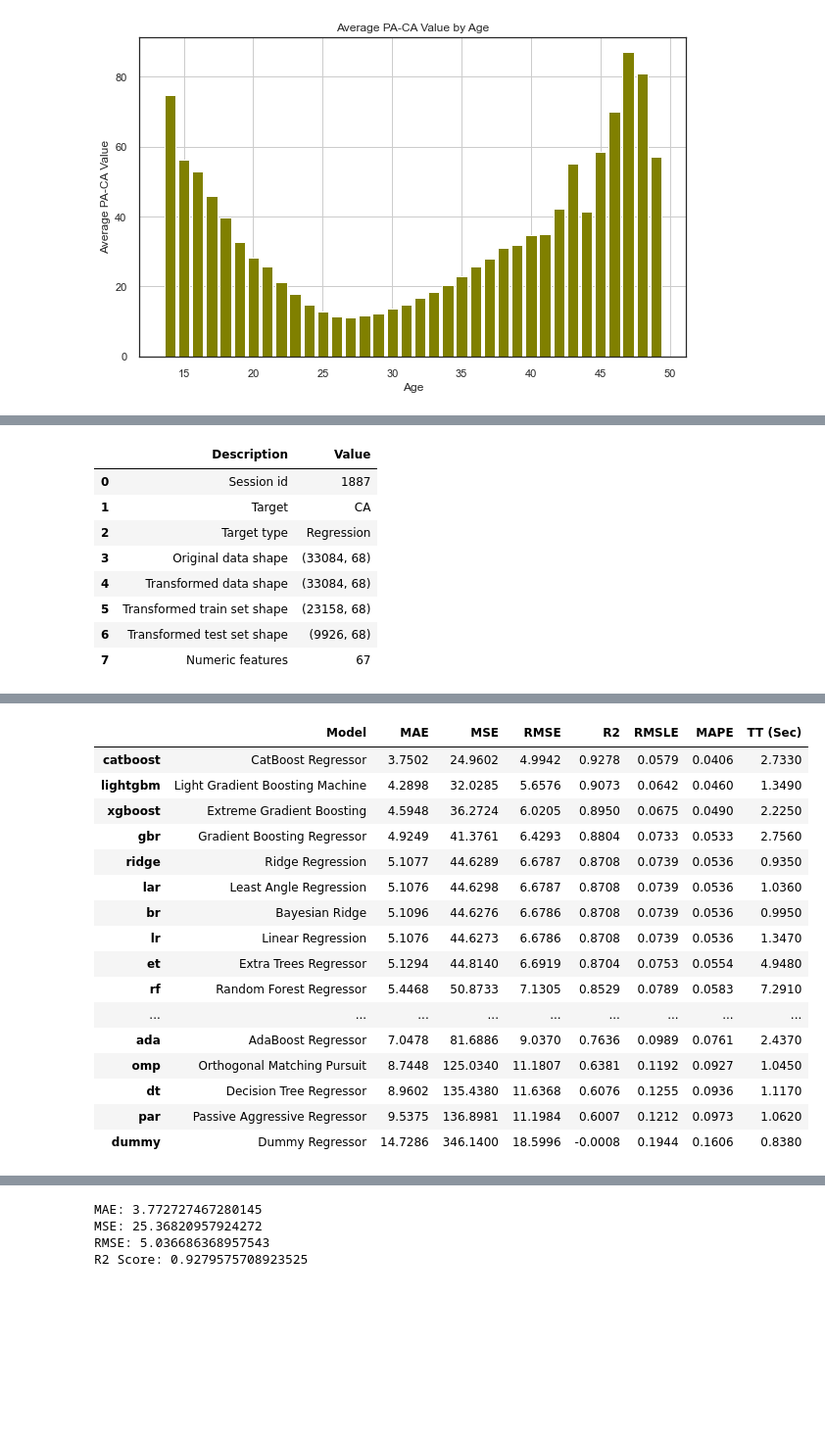
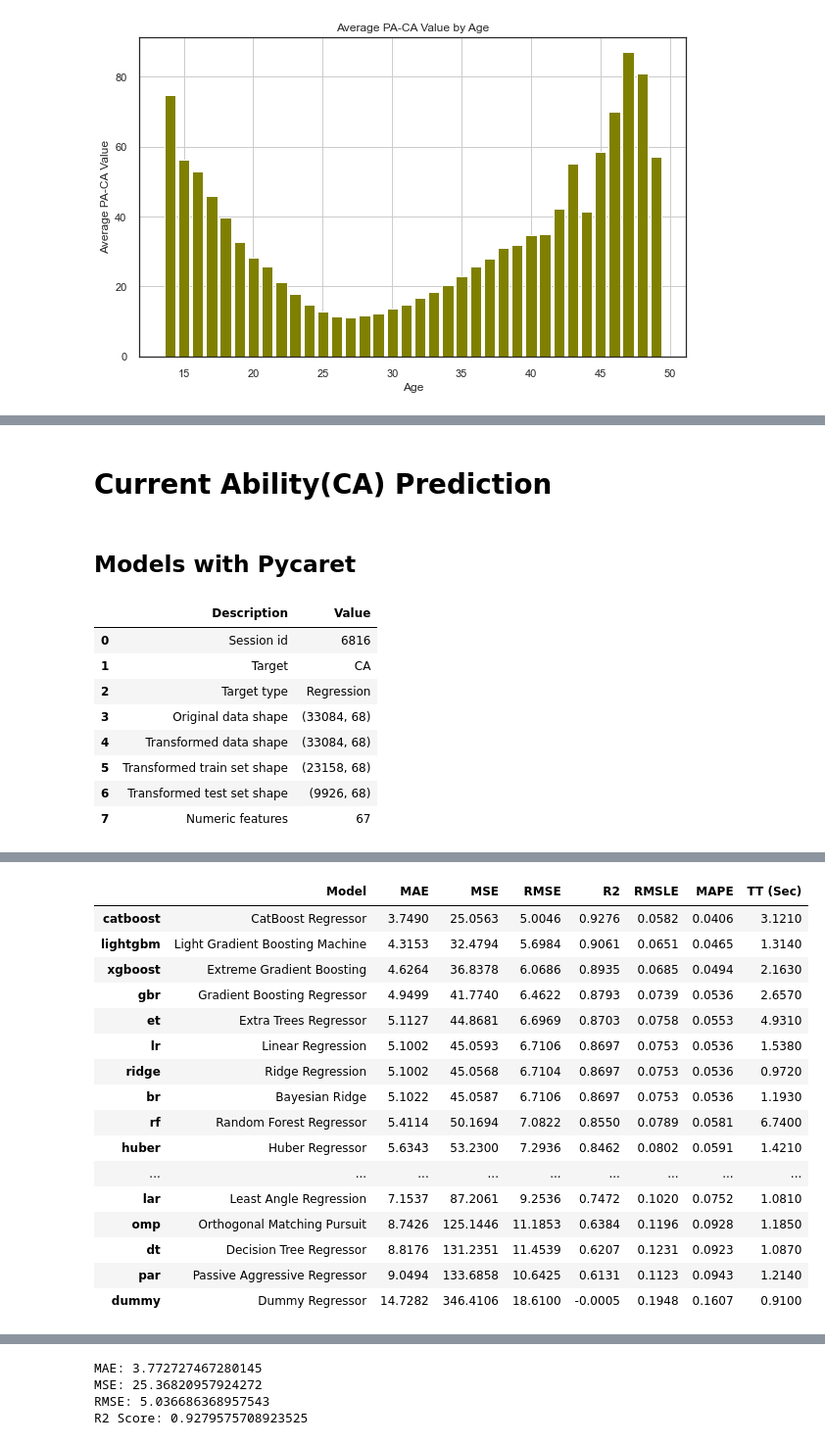
Before and after one commit to marbc3/Football-Players-Potential-Estimation, a Jupyter notebook: FM.ipynb, the cells around one changed output, grey strips where cells are left out. Shown at 98% size. Drawn from its saved outputs; the diff is of its cells as text; code cells hidden in the pictures; blank space fills up the shorter version.

```diff
--- a/FM.ipynb
+++ b/FM.ipynb
@@ -194,8 +180,12 @@ df
+# %% [markdown]
+# Current Ability(CA)  Prediction
+# %% [markdown]
+## Models with Pycaret
 # %%
-reg = setup(data=df.drop(columns=["Name","Position",  "PA", "PA_CA"]), target='CA', preprocess=False)
+reg_ca = setup(data=df.drop(columns=["Name","Position",  "PA", "PA_CA"]), target='CA', preprocess=False)
 # %% [output]
 |  | Description | Value |
-| 0 | Session id | 1887 |
+| 0 | Session id | 6816 |
 | 1 | Target | CA |
 | 2 | Target type | Regression |
 | 3 | Original data shape | (33084, 68) |
@@ -204,23 +194,23 @@ reg = setup(data=df.drop(columns=["Name","Position",  "PA", "PA_CA"]), target='C
 | 6 | Transformed test set shape | (9926, 68) |
 | 7 | Numeric features | 67 |
 # %%
-best_model = compare_models()
+best_model_ca = compare_models()
 # %% [output]
 [interactive output not drawn]
 |  | Model | MAE | MSE | RMSE | R2 | RMSLE | MAPE | TT (Sec) |
-| catboost | CatBoost Regressor | 3.7502 | 24.9602 | 4.9942 | 0.9278 | 0.0579 | 0.0406 | 2.7330 |
-| lightgbm | Light Gradient Boosting Machine | 4.2898 | 32.0285 | 5.6576 | 0.9073 | 0.0642 | 0.0460 | 1.3490 |
-| xgboost | Extreme Gradient Boosting | 4.5948 | 36.2724 | 6.0205 | 0.8950 | 0.0675 | 0.0490 | 2.2250 |
-| gbr | Gradient Boosting Regressor | 4.9249 | 41.3761 | 6.4293 | 0.8804 | 0.0733 | 0.0533 | 2.7560 |
-| ridge | Ridge Regression | 5.1077 | 44.6289 | 6.6787 | 0.8708 | 0.0739 | 0.0536 | 0.9350 |
-| lar | Least Angle Regression | 5.1076 | 44.6298 | 6.6787 | 0.8708 | 0.0739 | 0.0536 | 1.0360 |
-| br | Bayesian Ridge | 5.1096 | 44.6276 | 6.6786 | 0.8708 | 0.0739 | 0.0536 | 0.9950 |
-| lr | Linear Regression | 5.1076 | 44.6273 | 6.6786 | 0.8708 | 0.0739 | 0.0536 | 1.3470 |
-| et | Extra Trees Regressor | 5.1294 | 44.8140 | 6.6919 | 0.8704 | 0.0753 | 0.0554 | 4.9480 |
-| rf | Random Forest Regressor | 5.4468 | 50.8733 | 7.1305 | 0.8529 | 0.0789 | 0.0583 | 7.2910 |
+| catboost | CatBoost Regressor | 3.7490 | 25.0563 | 5.0046 | 0.9276 | 0.0582 | 0.0406 | 3.1210 |
+| lightgbm | Light Gradient Boosting Machine | 4.3153 | 32.4794 | 5.6984 | 0.9061 | 0.0651 | 0.0465 | 1.3140 |
+| xgboost | Extreme Gradient Boosting | 4.6264 | 36.8378 | 6.0686 | 0.8935 | 0.0685 | 0.0494 | 2.1630 |
+| gbr | Gradient Boosting Regressor | 4.9499 | 41.7740 | 6.4622 | 0.8793 | 0.0739 | 0.0536 | 2.6570 |
+| et | Extra Trees Regressor | 5.1127 | 44.8681 | 6.6969 | 0.8703 | 0.0758 | 0.0553 | 4.9310 |
+| lr | Linear Regression | 5.1002 | 45.0593 | 6.7106 | 0.8697 | 0.0753 | 0.0536 | 1.5380 |
+| ridge | Ridge Regression | 5.1002 | 45.0568 | 6.7104 | 0.8697 | 0.0753 | 0.0536 | 0.9720 |
+| br | Bayesian Ridge | 5.1022 | 45.0587 | 6.7106 | 0.8697 | 0.0753 | 0.0536 | 1.1930 |
+| rf | Random Forest Regressor | 5.4114 | 50.1694 | 7.0822 | 0.8550 | 0.0789 | 0.0581 | 6.7400 |
+| huber | Huber Regressor | 5.6343 | 53.2300 | 7.2936 | 0.8462 | 0.0802 | 0.0591 | 1.4210 |
 | ... | ... | ... | ... | ... | ... | ... | ... | ... |
-| ada | AdaBoost Regressor | 7.0478 | 81.6886 | 9.0370 | 0.7636 | 0.0989 | 0.0761 | 2.4370 |
-| omp | Orthogonal Matching Pursuit | 8.7448 | 125.0340 | 11.1807 | 0.6381 | 0.1192 | 0.0927 | 1.0450 |
-| dt | Decision Tree Regressor | 8.9602 | 135.4380 | 11.6368 | 0.6076 | 0.1255 | 0.0936 | 1.1170 |
-| par | Passive Aggressive Regressor | 9.5375 | 136.8981 | 11.1984 | 0.6007 | 0.1212 | 0.0973 | 1.0620 |
-| dummy | Dummy Regressor | 14.7286 | 346.1400 | 18.5996 | -0.0008 | 0.1944 | 0.1606 | 0.8380 |
+| lar | Least Angle Regression | 7.1537 | 87.2061 | 9.2536 | 0.7472 | 0.1020 | 0.0752 | 1.0810 |
+| omp | Orthogonal Matching Pursuit | 8.7426 | 125.1446 | 11.1853 | 0.6384 | 0.1196 | 0.0928 | 1.1850 |
+| dt | Decision Tree Regressor | 8.8176 | 131.2351 | 11.4539 | 0.6207 | 0.1231 | 0.0923 | 1.0870 |
+| par | Passive Aggressive Regressor | 9.0494 | 133.6858 | 10.6425 | 0.6131 | 0.1123 | 0.0943 | 1.2140 |
+| dummy | Dummy Regressor | 14.7282 | 346.4106 | 18.6100 | -0.0005 | 0.1948 | 0.1607 | 0.9100 |
```
Also changed, not shown: parts of 61 cells of this notebook.
